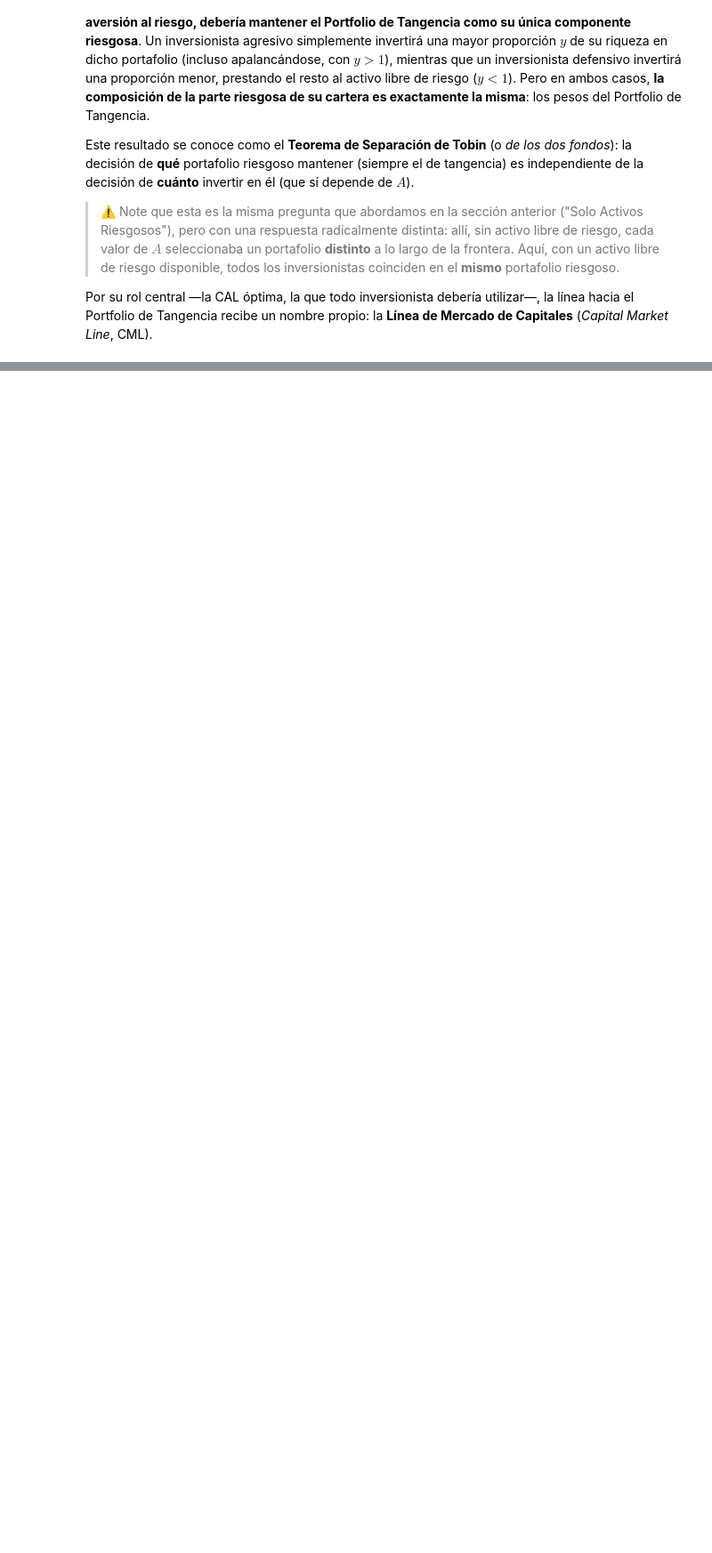
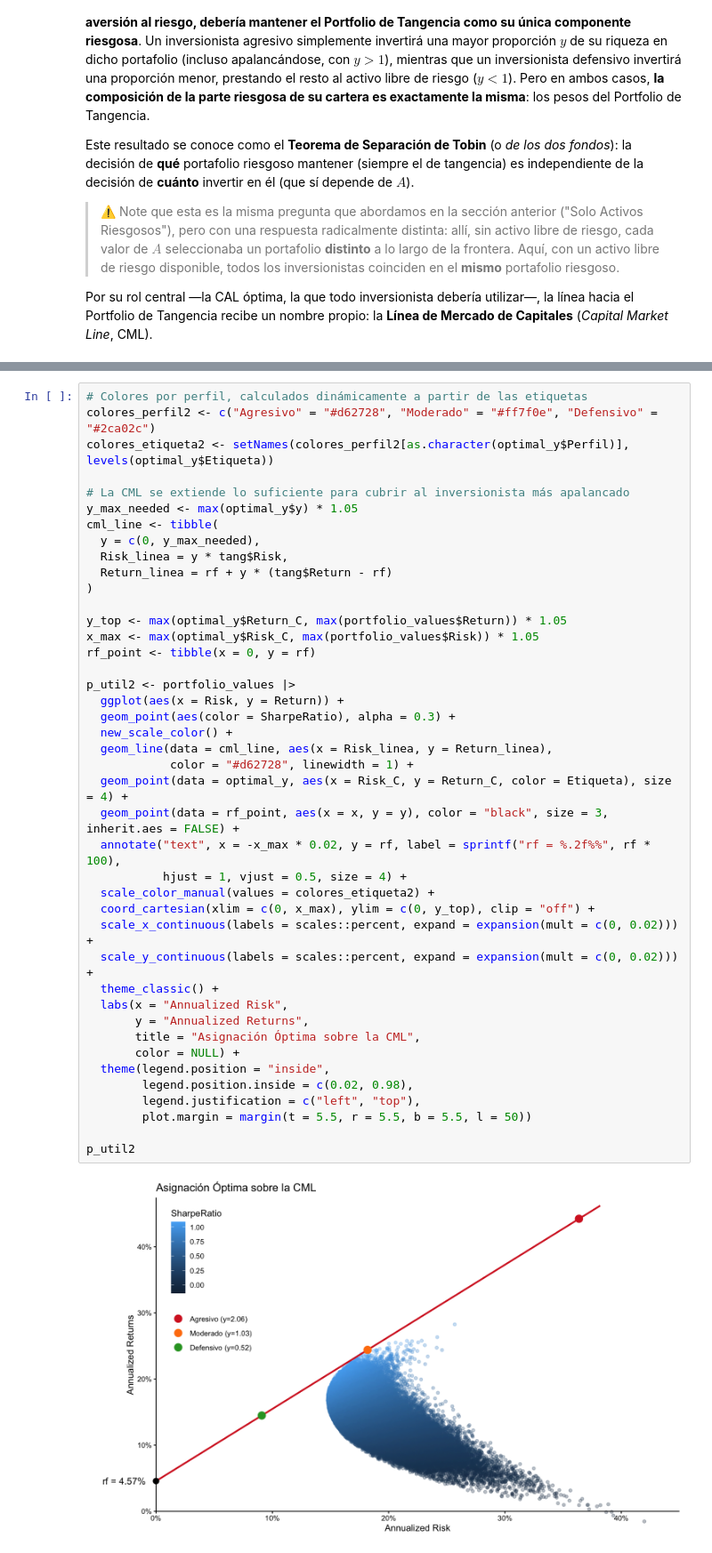
Before and after one commit to fdiaz1968/Finance-MBA, a Jupyter notebook: Drafts/2_Portfolio.ipynb, the cells around one changed output, grey strips where cells are left out. Shown at 89% size. Cells and saved outputs as stored; diff of their text form; blank space fills up the shorter version.

```diff
--- a/Drafts/2_Portfolio.ipynb
+++ b/Drafts/2_Portfolio.ipynb
@@ -1425,0 +1491,44 @@ Por lo tanto, una vez que incorporamos el activo libre de riesgo, **la verdadera
+# %%
+# Colores por perfil, calculados dinámicamente a partir de las etiquetas
+colores_perfil2 <- c("Agresivo" = "#d62728", "Moderado" = "#ff7f0e", "Defensivo" = "#2ca02c")
+colores_etiqueta2 <- setNames(colores_perfil2[as.character(optimal_y$Perfil)], levels(optimal_y$Etiqueta))
+
+# La CML se extiende lo suficiente para cubrir al inversionista más apalancado
+y_max_needed <- max(optimal_y$y) * 1.05
+cml_line <- tibble(
+  y = c(0, y_max_needed),
+  Risk_linea = y * tang$Risk,
+  Return_linea = rf + y * (tang$Return - rf)
+)
+
+y_top <- max(optimal_y$Return_C, max(portfolio_values$Return)) * 1.05
+x_max <- max(optimal_y$Risk_C, max(portfolio_values$Risk)) * 1.05
+rf_point <- tibble(x = 0, y = rf)
+
+p_util2 <- portfolio_values |>
+  ggplot(aes(x = Risk, y = Return)) +
+  geom_point(aes(color = SharpeRatio), alpha = 0.3) +
+  new_scale_color() +
+  geom_line(data = cml_line, aes(x = Risk_linea, y = Return_linea),
+            color = "#d62728", linewidth = 1) +
+  geom_point(data = optimal_y, aes(x = Risk_C, y = Return_C, color = Etiqueta), size = 4) +
+  geom_point(data = rf_point, aes(x = x, y = y), color = "black", size = 3, inherit.aes = FALSE) +
+  annotate("text", x = -x_max * 0.02, y = rf, label = sprintf("rf = %.2f%%", rf * 100),
+           hjust = 1, vjust = 0.5, size = 4) +
+  scale_color_manual(values = colores_etiqueta2) +
+  coord_cartesian(xlim = c(0, x_max), ylim = c(0, y_top), clip = "off") +
+  scale_x_continuous(labels = scales::percent, expand = expansion(mult = c(0, 0.02))) +
+  scale_y_continuous(labels = scales::percent, expand = expansion(mult = c(0, 0.02))) +
+  theme_classic() +
+  labs(x = "Annualized Risk",
+       y = "Annualized Returns",
+       title = "Asignación Óptima sobre la CML",
+       color = NULL) +
+  theme(legend.position = "inside",
+        legend.position.inside = c(0.02, 0.98),
+        legend.justification = c("left", "top"),
+        plot.margin = margin(t = 5.5, r = 5.5, b = 5.5, l = 50))
+
+p_util2
+# %% [output]
+[figure, added]
```
Also changed, not shown: parts of 21 cells of this notebook.
